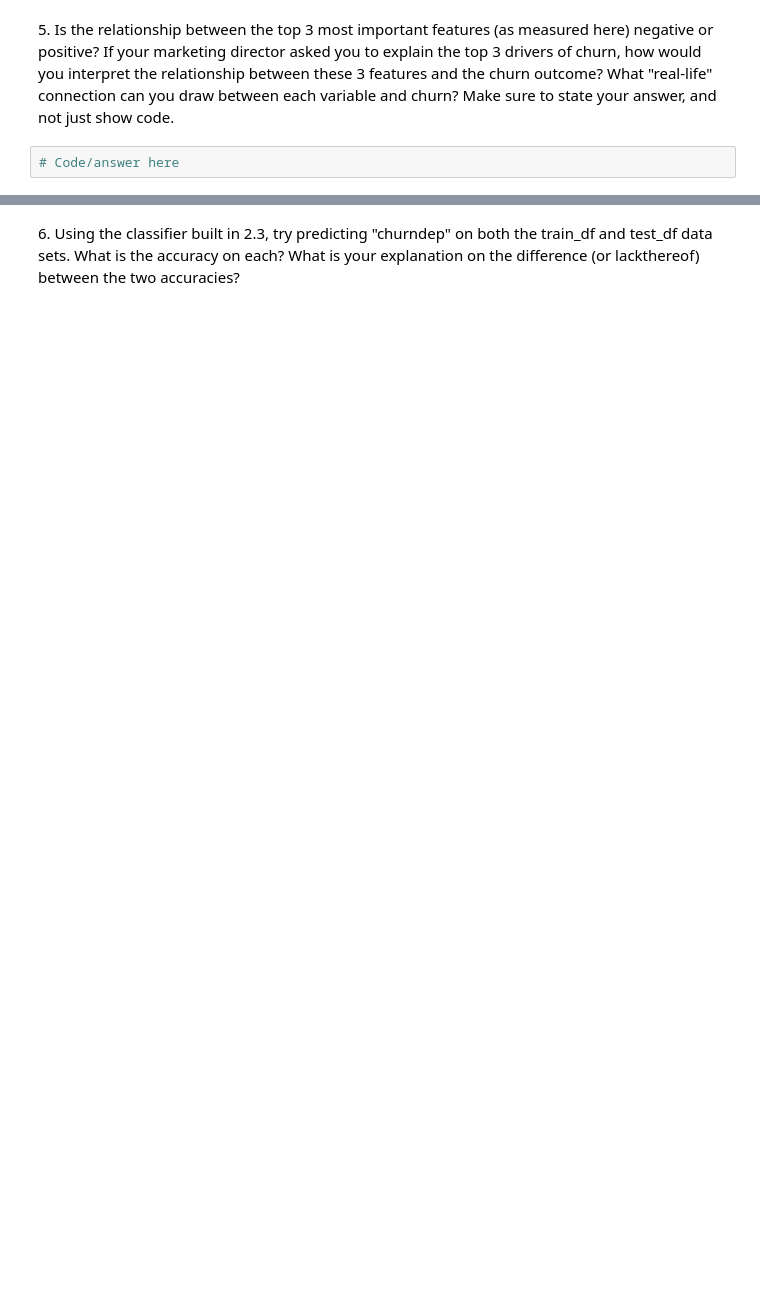
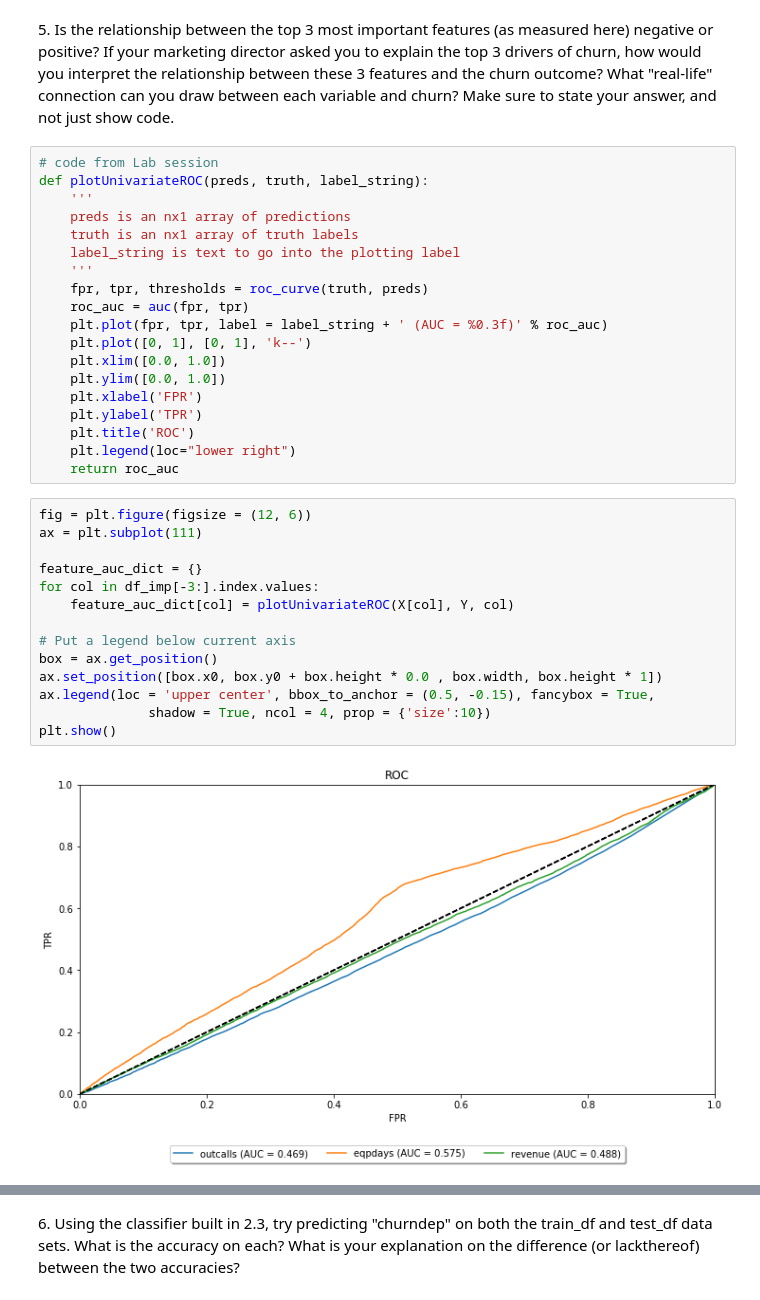
Before and after one commit to rmfeng/ds1001, a Jupyter notebook: homework/hw3/Homework 3 Holdout.ipynb, the cells around one changed output, grey strips where cells are left out. Cells and saved outputs as stored; diff of their text form; blank space fills up the shorter version.

```diff
--- a/homework/hw3/Homework 3 Holdout.ipynb
+++ b/homework/hw3/Homework 3 Holdout.ipynb
@@ -169,4 +176,37 @@ plt.show()
 # %% [markdown]
 5\. Is the relationship between the top 3 most important features (as measured here) negative or positive? If your marketing director asked you to explain the top 3 drivers of churn, how would you interpret the relationship between these 3 features and the churn outcome? What "real-life" connection can you draw between each variable and churn? Make sure to state your answer, and not just show code.
-# %%
-# Code/answer here
+# %%
+# code from Lab session
+def plotUnivariateROC(preds, truth, label_string):
+    '''
+    preds is an nx1 array of predictions
+    truth is an nx1 array of truth labels
+    label_string is text to go into the plotting label
+    '''
+    fpr, tpr, thresholds = roc_curve(truth, preds)
+    roc_auc = auc(fpr, tpr)
+    plt.plot(fpr, tpr, label = label_string + ' (AUC = %0.3f)' % roc_auc)
+    plt.plot([0, 1], [0, 1], 'k--')
+    plt.xlim([0.0, 1.0])
+    plt.ylim([0.0, 1.0])
+    plt.xlabel('FPR')
+    plt.ylabel('TPR')
+    plt.title('ROC')
+    plt.legend(loc="lower right")
+    return roc_auc
+# %%
+fig = plt.figure(figsize = (12, 6))
+ax = plt.subplot(111)
+
+feature_auc_dict = {}
+for col in df_imp[-3:].index.values:
+    feature_auc_dict[col] = plotUnivariateROC(X[col], Y, col)
+
+# Put a legend below current axis
+box = ax.get_position()
+ax.set_position([box.x0, box.y0 + box.height * 0.0 , box.width, box.height * 1])
+ax.legend(loc = 'upper center', bbox_to_anchor = (0.5, -0.15), fancybox = True,
+              shadow = True, ncol = 4, prop = {'size':10})
+plt.show()
+# %% [output]
+[figure, added]
```
Also changed, not shown: parts of 35 cells of this notebook, 2 other files.
